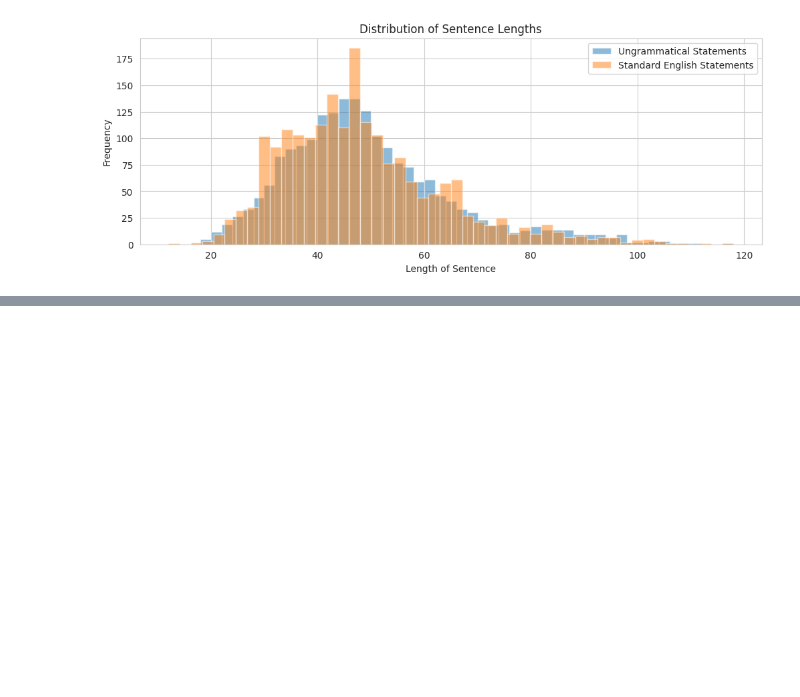
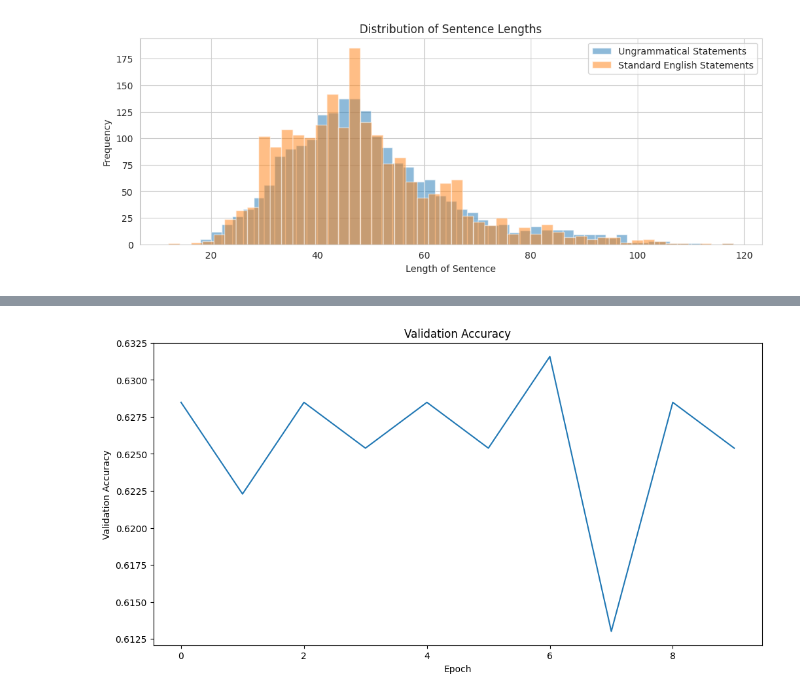
Before and after one commit to skbiswas0509/CSE499B-Grammatical-Error-Correction, a Jupyter notebook: CS499B_Grammar_Correction.ipynb, the cells around one changed output, grey strips where cells are left out. Saved outputs shown, nothing was run; the diff lists cells and outputs as text; code cells hidden in the pictures; blank space fills up the shorter version.

```diff
--- a/CS499B_Grammar_Correction.ipynb
+++ b/CS499B_Grammar_Correction.ipynb
@@ -664,0 +715,14 @@ plt.show()
+# %%
+# Encode the error types
+label_encoder = LabelEncoder()
+encoded_labels = label_encoder.fit_transform(error_types)
+
+# Split the dataset into train, validation, and test sets
+train_sentences, test_sentences, train_labels, test_labels = train_test_split(wrong_sentences,
+                                                                              encoded_labels,
+                                                                              test_size=0.2,
+                                                                              random_state=42)
+train_sentences, val_sentences, train_labels, val_labels = train_test_split(train_sentences,
+                                                                            train_labels,
+                                                                            test_size=0.2,
+                                                                            random_state=42)
@@ -664,0 +866,10 @@ plt.show()
+# %%
+plt.figure(figsize=(12, 6))
+plt.plot(val_accs)
+plt.xlabel('Epoch')
+plt.ylabel('Validation Accuracy')
+plt.title('Validation Accuracy')
+
+plt.show()
+# %% [output]
+[figure, added]
```
Also changed, not shown: parts of 40 cells of this notebook.
